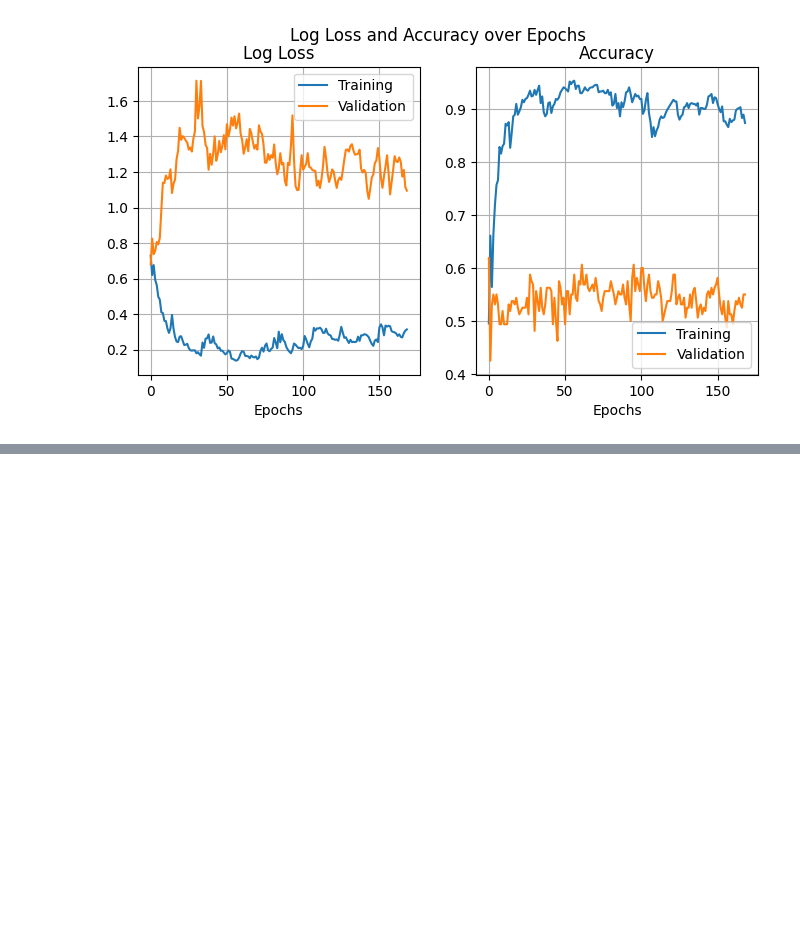
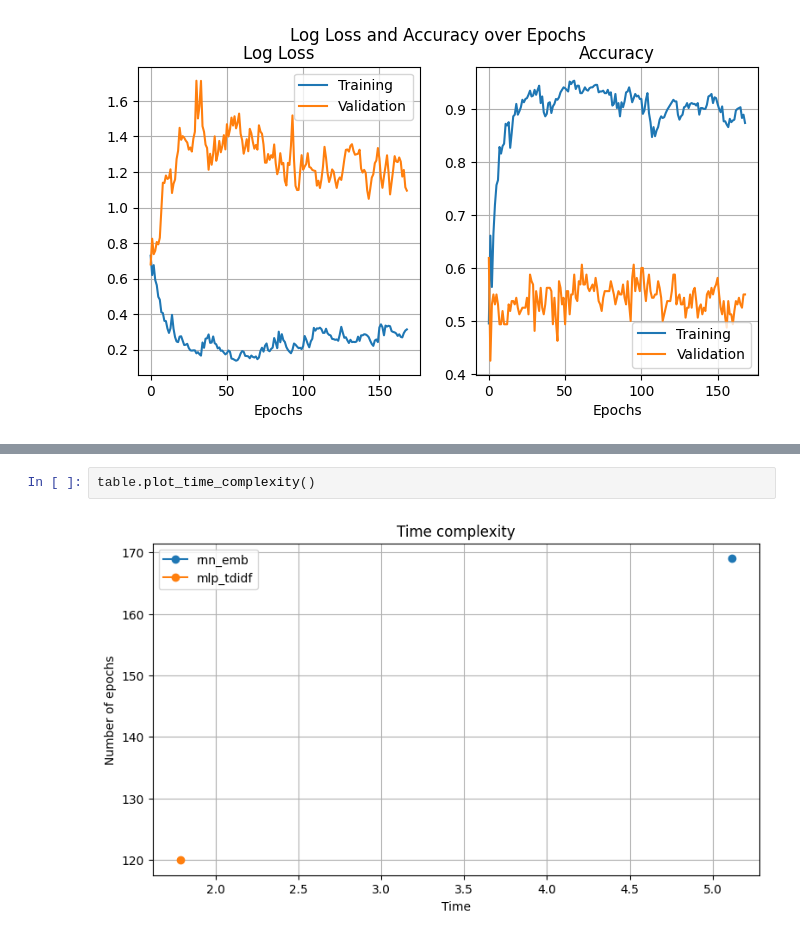
Before and after one commit to aleksKaluski/neural_network_comparision, a Jupyter notebook: preprocessing.ipynb, the cells around one changed output, grey strips where cells are left out. Cells and saved outputs as stored; diff of their text form; blank space fills up the shorter version.

```diff
--- a/preprocessing.ipynb
+++ b/preprocessing.ipynb
@@ -268,0 +349,4 @@ rnn_ebm.plot_loss_accuracy()
+# %%
+table.plot_time_complexity()
+# %% [output]
+[figure, added]
```
Also changed, not shown: parts of 14 cells of this notebook, 4 other files.
